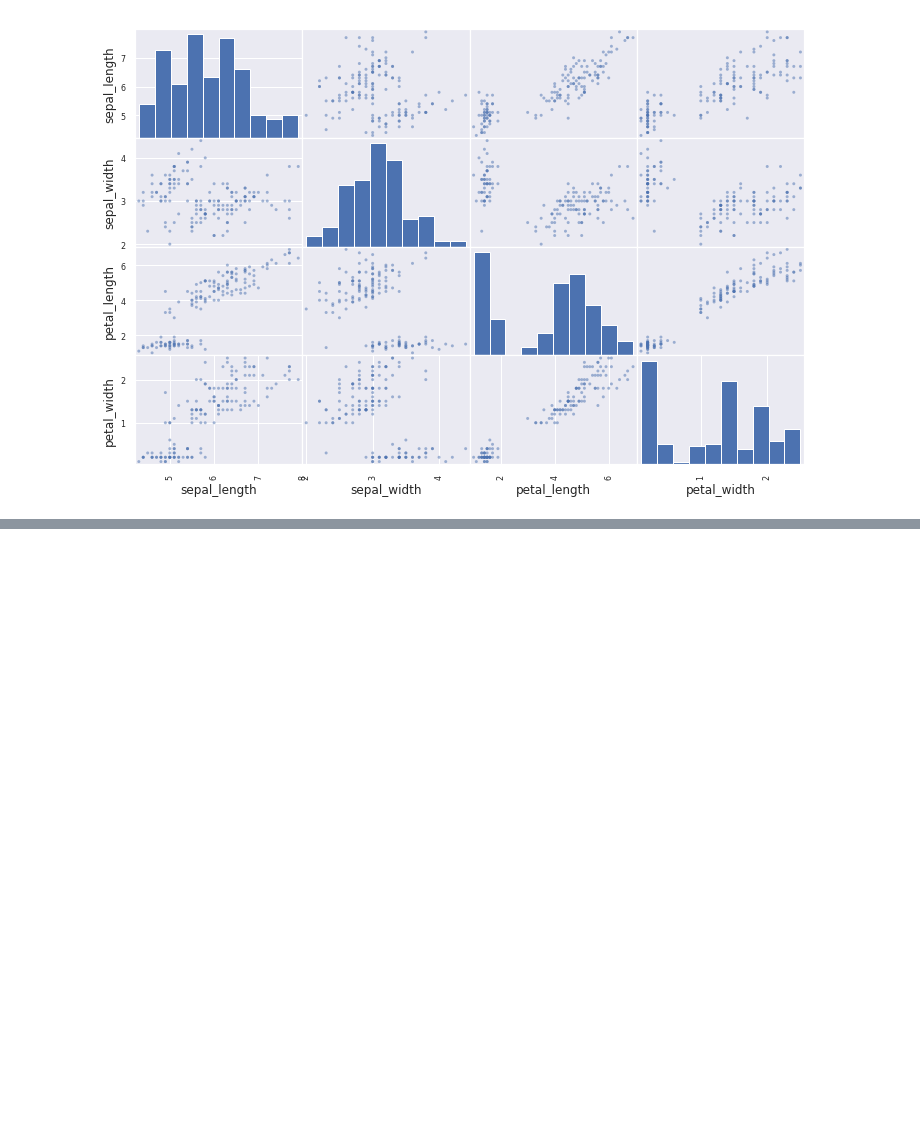
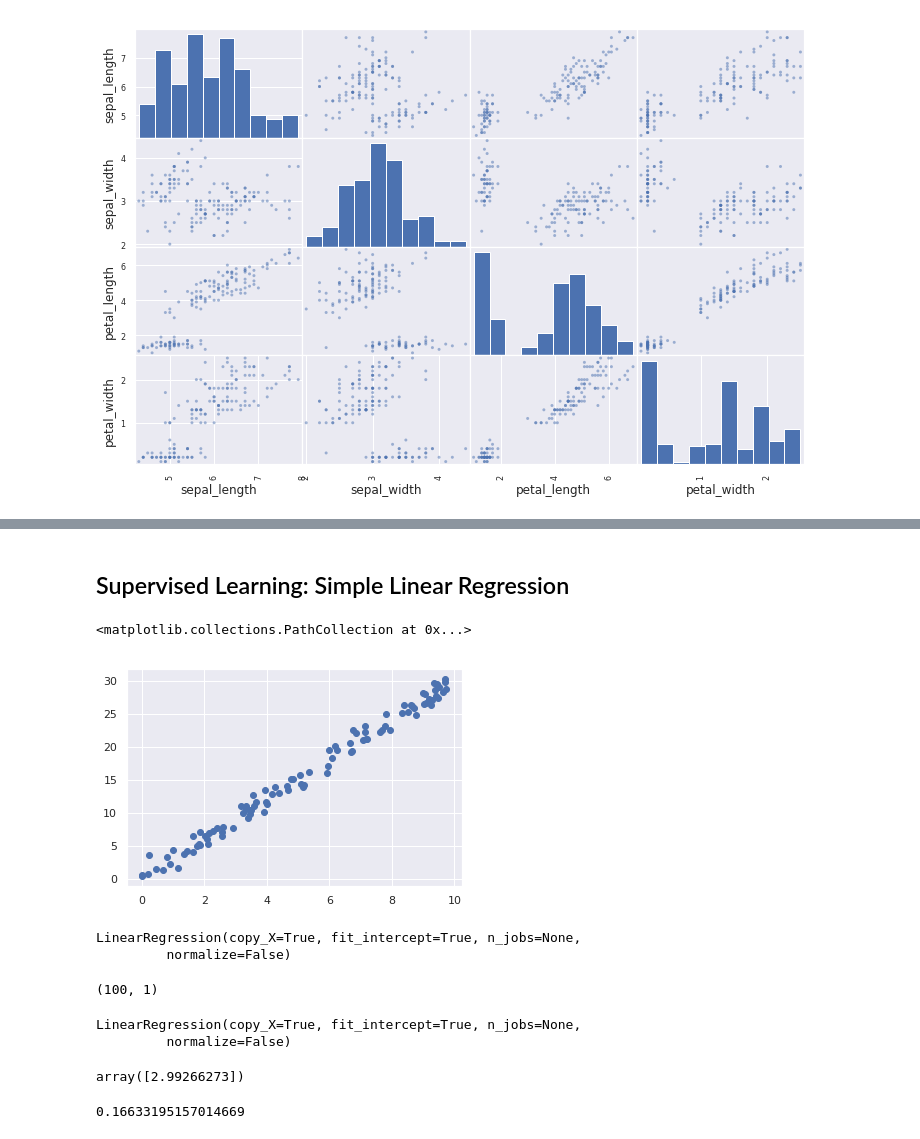
Before and after one commit to Lechenco/Machine-Learning, a Jupyter notebook: projectiris/irisProject.ipynb, the cells around one changed output, grey strips where cells are left out. Saved outputs shown, nothing was run; the diff lists cells and outputs as text; code cells hidden in the pictures; blank space fills up the shorter version.

Commit message:
Linear Regression

```diff
--- a/projectiris/irisProject.ipynb
+++ b/projectiris/irisProject.ipynb
@@ -122,0 +133,11 @@ plt.show()
+# %% [markdown]
+## Supervised Learning: Simple Linear Regression
+# %%
+x = 10 * np.random.rand(100)
+# %%
+y = 3 * x + np.random.randn(100)
+# %%
+plt.scatter(x, y)
+# %% [output]
+<matplotlib.collections.PathCollection at 0x...>
+[figure, added]
@@ -122,0 +148,23 @@ plt.show()
+# %%
+model
+# %% [output]
+LinearRegression(copy_X=True, fit_intercept=True, n_jobs=None,
+         normalize=False)
+# %%
+X = x.reshape(-1, 1)
+X.shape
+# %% [output]
+(100, 1)
+# %%
+model.fit(X, y)
+# %% [output]
+LinearRegression(copy_X=True, fit_intercept=True, n_jobs=None,
+         normalize=False)
+# %%
+model.coef_
+# %% [output]
+array([2.99266273])
+# %%
+model.intercept_
+# %% [output]
+0.16633195157014669
```
Also changed, not shown: parts of 8 cells of this notebook.
